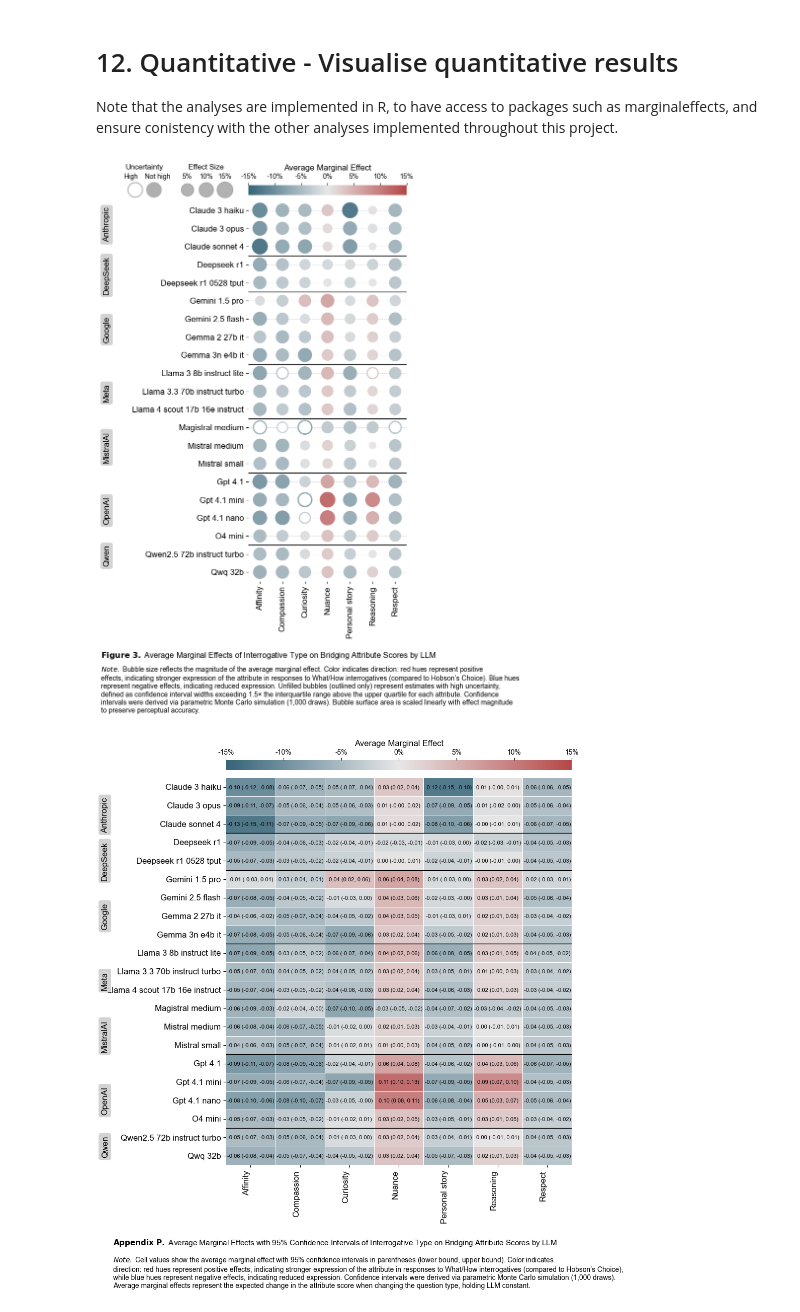
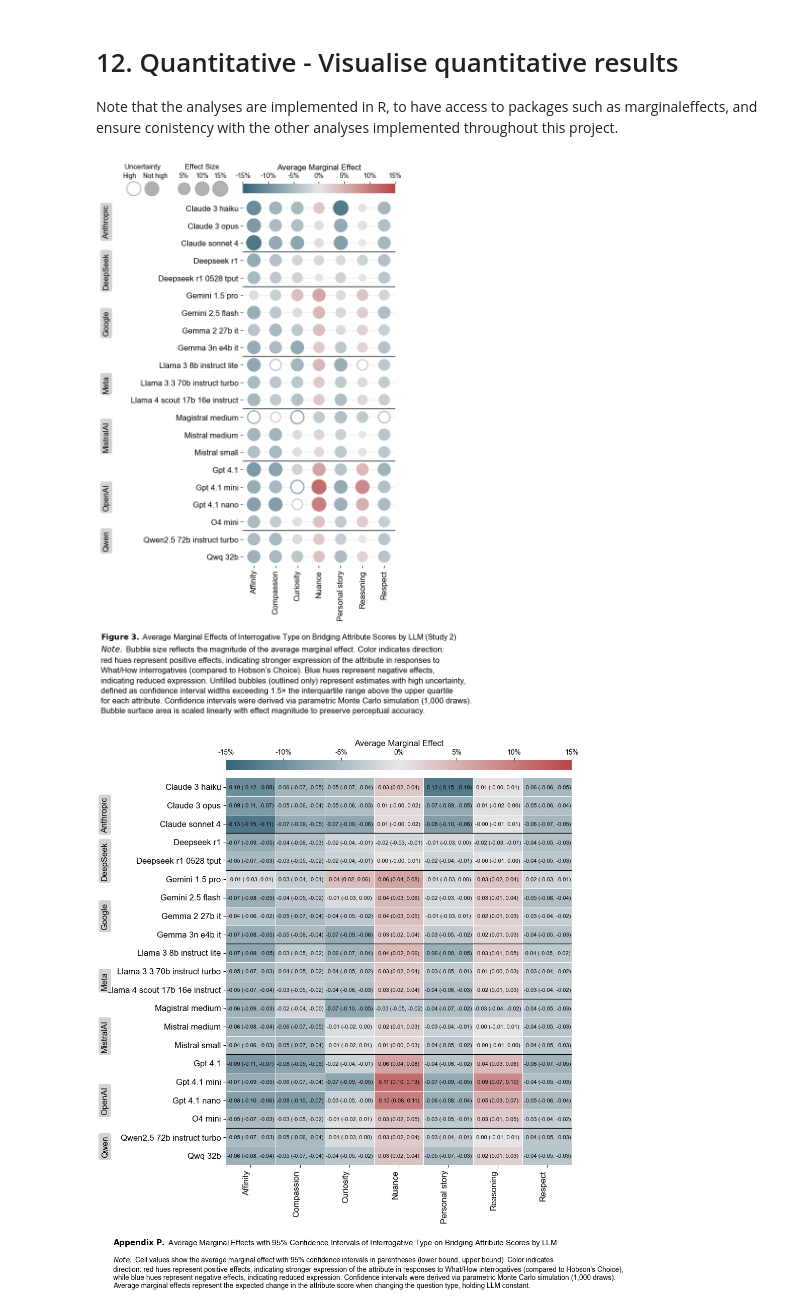
Before and after one commit to 50280/MY498-ASDS, a Jupyter notebook: 02_code/11_implement_experiment.ipynb, the cells around one changed output. Drawn from its saved outputs; the diff is of its cells as text; code cells hidden in the pictures.

```diff
--- a/02_code/11_implement_experiment.ipynb
+++ b/02_code/11_implement_experiment.ipynb
@@ -1321,42 +1267,45 @@ ax.text(
     fontsize=11,
     ha='center',
     va='bottom'
 )
 
 
 # (20) figure title
 fig.text(
     x=-0.6,
     y=-0.03,
-    s=r"$\bf{Figure\ 3.}$ Average Marginal Effects of Interrogative Type on Bridging Attribute Scores by LLM",
+    s=r"$\bf{Figure\ 3.}$ Average Marginal Effects of Interrogative Type on Bridging Attribute Scores by LLM (Study 2)",
     ha='left',
     va='top',
     fontsize=11.5
 )
 
 # (21) Add note at teh bottom
 fig.text(
     x=-0.6,
-    y=-0.11,  # Adjust as needed
-    s=r"$\it{Note.}$ Bubble size reflects the magnitude of the average marginal effect. Color indicates direction: red hues represent positive " \
-    "\neffects, indicating stronger expression of the attribute in responses to What/How interrogatives (compared to Hobson’s Choice). Blue hues \n" \
-    "represent negative effects, indicating reduced expression. Unfilled bubbles (outlined only) represent estimates with high uncertainty, \n" \
-    "defined as confidence interval widths exceeding 1.5× the interquartile range above the upper quartile for each attribute. Confidence \n" \
-    "intervals were derived via parametric Monte Carlo simulation (1,000 draws). Bubble surface area is scaled linearly with effect magnitude \n" \
+    y=-0.13,  # Adjust as needed
+    s=r"$\it{Note.}$ Bubble size reflects the magnitude of the average marginal effect. Color indicates direction:  " \
+    "\nred hues represent positive effects, indicating stronger expression of the attribute in responses to \nWhat/How interrogatives (compared to Hobson’s Choice). Blue hues " \
+    "represent negative effects, \nindicating reduced expression. Unfilled bubbles (outlined only) represent estimates with high uncertainty, \n" \
+    "defined as confidence interval widths exceeding 1.5× the interquartile range above the upper quartile \nfor each attribute. Confidence " \
+    "intervals were derived via parametric Monte Carlo simulation (1,000 draws).\nBubble surface area is scaled linearly with effect magnitude " \
     "to preserve perceptual accuracy.",
     ha='left',
     va='center',
-    fontsize=10
+    linespacing=1.5,
+    fontfamily="Arial",
+    fontsize=12
 )
+
 
 # (22) Save
 if to_save:
     save_path = os.path.join(FIGURES_PATH, "figure_3.pdf")
     plt.savefig(save_path, dpi=300, bbox_inches="tight")
 
 plt.show()
 # %% [output]
-[figure, old version]
+[figure, new version]
 # %%
 #Bubble size reflects the magnitude of the average marginal effect. Color indicates direction: red hues denote a higher likelihood of the attribute appearing in
 #responses to What/How interrogatives (compared to Hobson’s Choice), while blue hues indicate a lower likelihood. Unfilled bubbles (outlined only) represent estimates
```
Also changed, not shown: parts of 3 cells of this notebook, 34 other files.
